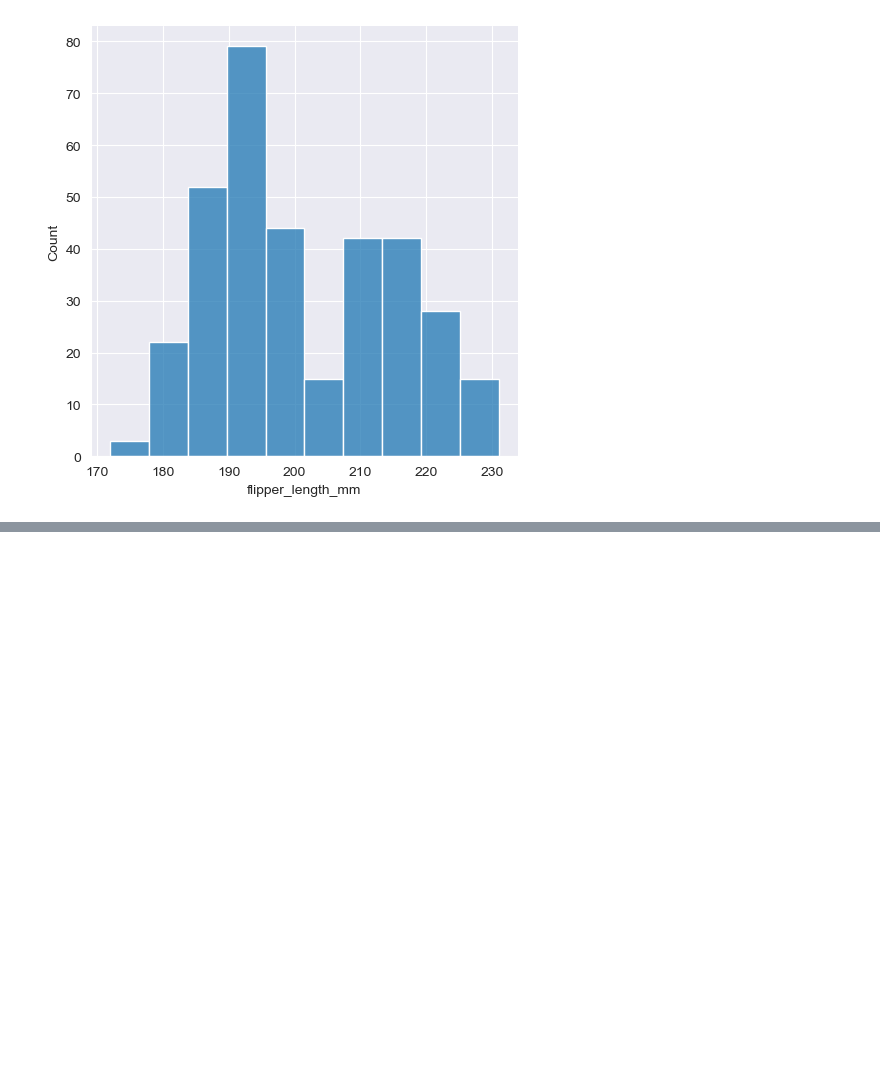
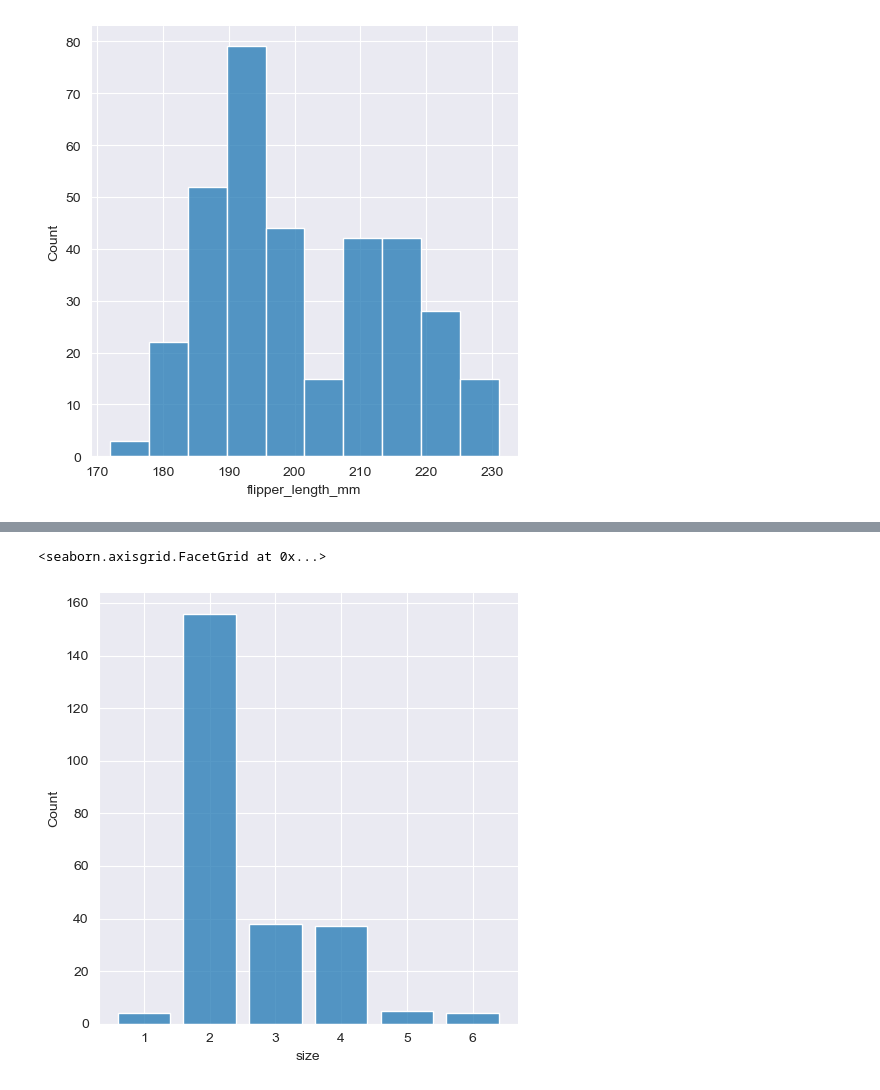
Before and after one commit to ebrahimhossaincse/Seaborn-Fundamentals, a Jupyter notebook: basics/Distributional_Plots.ipynb, the cells around one changed output, grey strips where cells are left out. Cells and saved outputs as stored; diff of their text form; code cells hidden in the pictures; blank space fills up the shorter version.

```diff
--- a/basics/Distributional_Plots.ipynb
+++ b/basics/Distributional_Plots.ipynb
@@ -40,0 +70,11 @@ sns.displot(
+# %%
+sns.displot(
+    data=tips,
+    x="size",
+    kind="hist",
+    discrete=True,
+    shrink=0.8
+)
+# %% [output]
+<seaborn.axisgrid.FacetGrid at 0x...>
+[figure, added]
```
Also changed, not shown: parts of 33 cells of this notebook, 2 other files.
